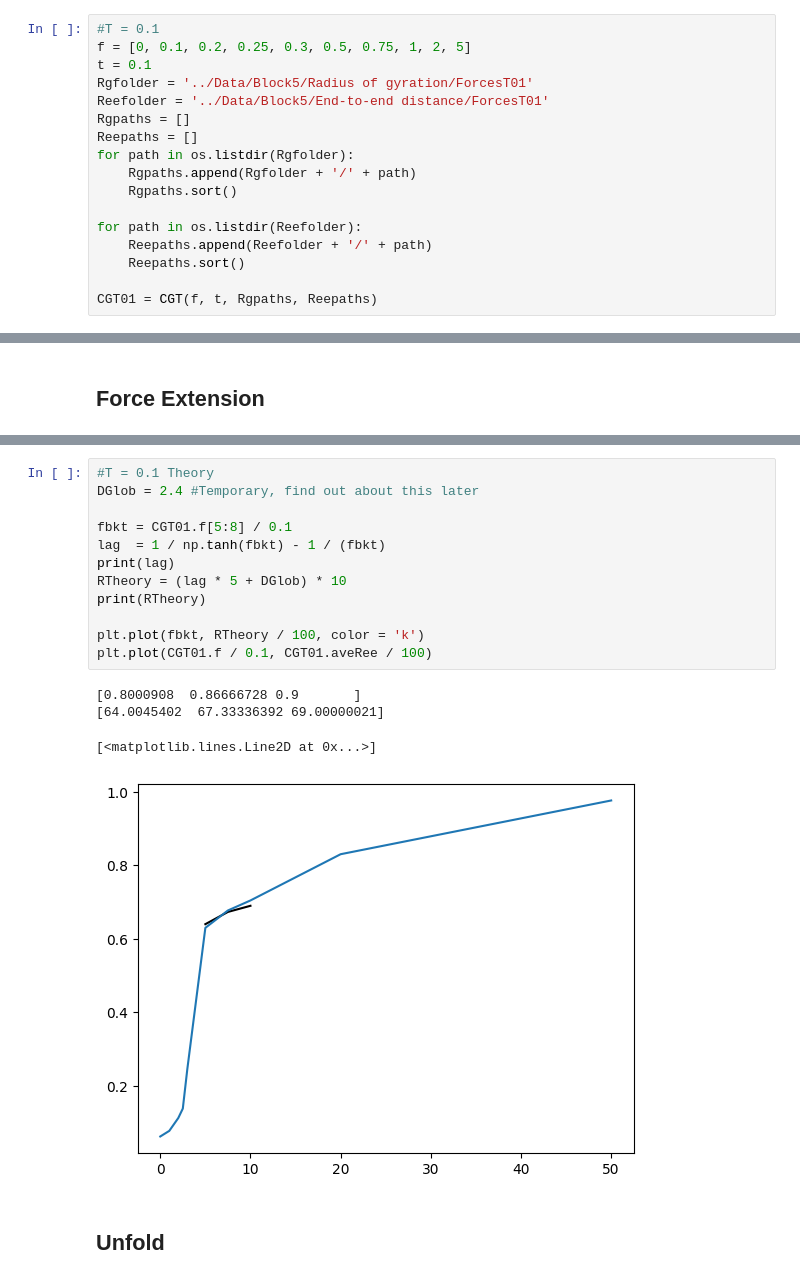
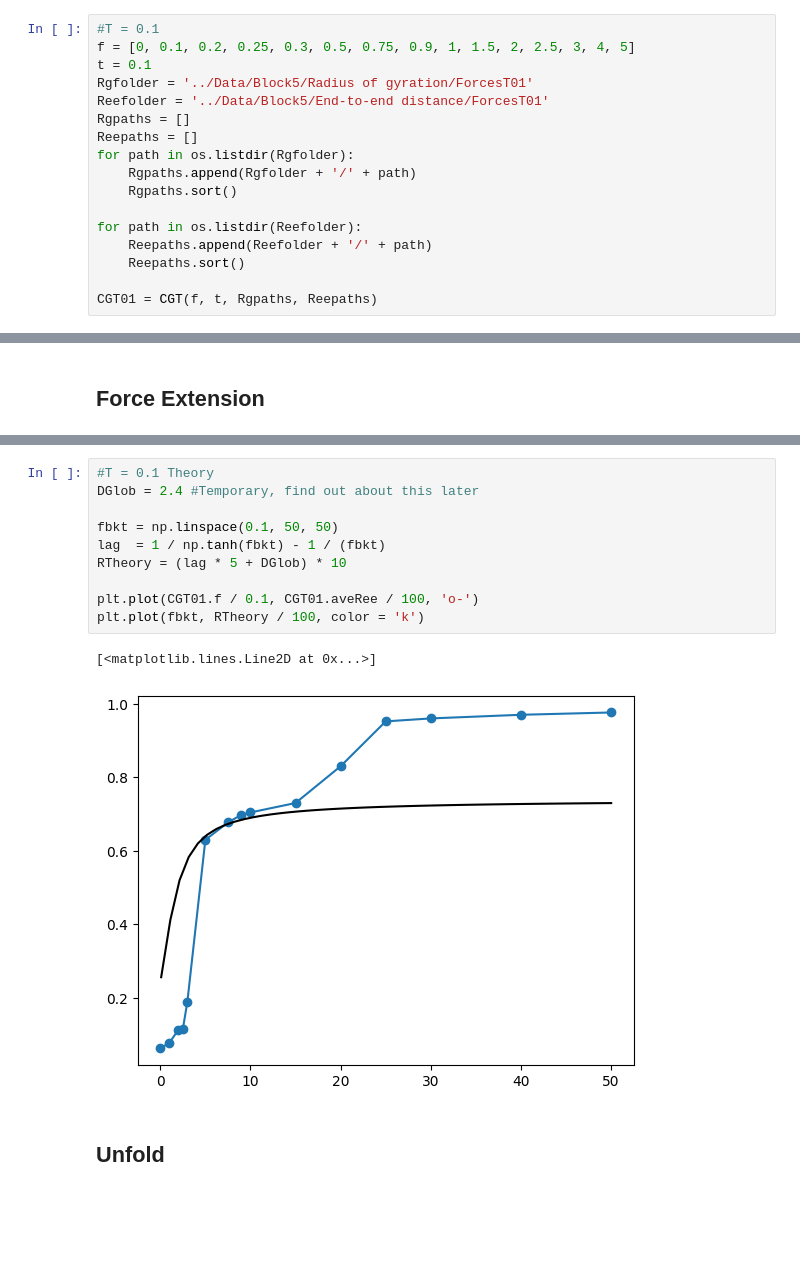
Before and after one commit to VagrantHyp/Code, a Jupyter notebook: Block5.ipynb, the cells around one changed output, grey strips where cells are left out. Cells and saved outputs as stored; diff of their text form; blank space fills up the shorter version.

```diff
--- a/Block5.ipynb
+++ b/Block5.ipynb
@@ -11,7 +11,7 @@ from Methods import CGT
 temps = [0.1, 0.3, 0.5, 0.75, 1, 2, 5]
 # %%
 #T = 0.1
-f = [0, 0.1, 0.2, 0.25, 0.3, 0.5, 0.75, 1, 2, 5]
+f = [0, 0.1, 0.2, 0.25, 0.3, 0.5, 0.75, 0.9, 1, 1.5, 2, 2.5, 3, 4, 5]
 t = 0.1
 Rgfolder = '../Data/Block5/Radius of gyration/ForcesT01'
 Reefolder = '../Data/Block5/End-to-end distance/ForcesT01'
@@ -280,20 +273,16 @@ Text(0.5, 1.0, 'Block5')
 # %%
 #T = 0.1 Theory
 DGlob = 2.4 #Temporary, find out about this later
 
-fbkt = CGT01.f[5:8] / 0.1
+fbkt = np.linspace(0.1, 50, 50)
 lag  = 1 / np.tanh(fbkt) - 1 / (fbkt)
-print(lag)
 RTheory = (lag * 5 + DGlob) * 10
-print(RTheory)
 
+plt.plot(CGT01.f / 0.1, CGT01.aveRee / 100, 'o-')
 plt.plot(fbkt, RTheory / 100, color = 'k')
-plt.plot(CGT01.f / 0.1, CGT01.aveRee / 100)
 # %% [output]
-[0.8000908  0.86666728 0.9       ]
-[64.0045402  67.33336392 69.00000021]
+[<matplotlib.lines.Line2D at 0x...>]
-[<matplotlib.lines.Line2D at 0x...>]
-[figure, old version]
+[figure, new version]
 # %% [markdown]
 ## Unfold
 # %%
```
Also changed, not shown: parts of 17 cells of this notebook, 4 other files.
